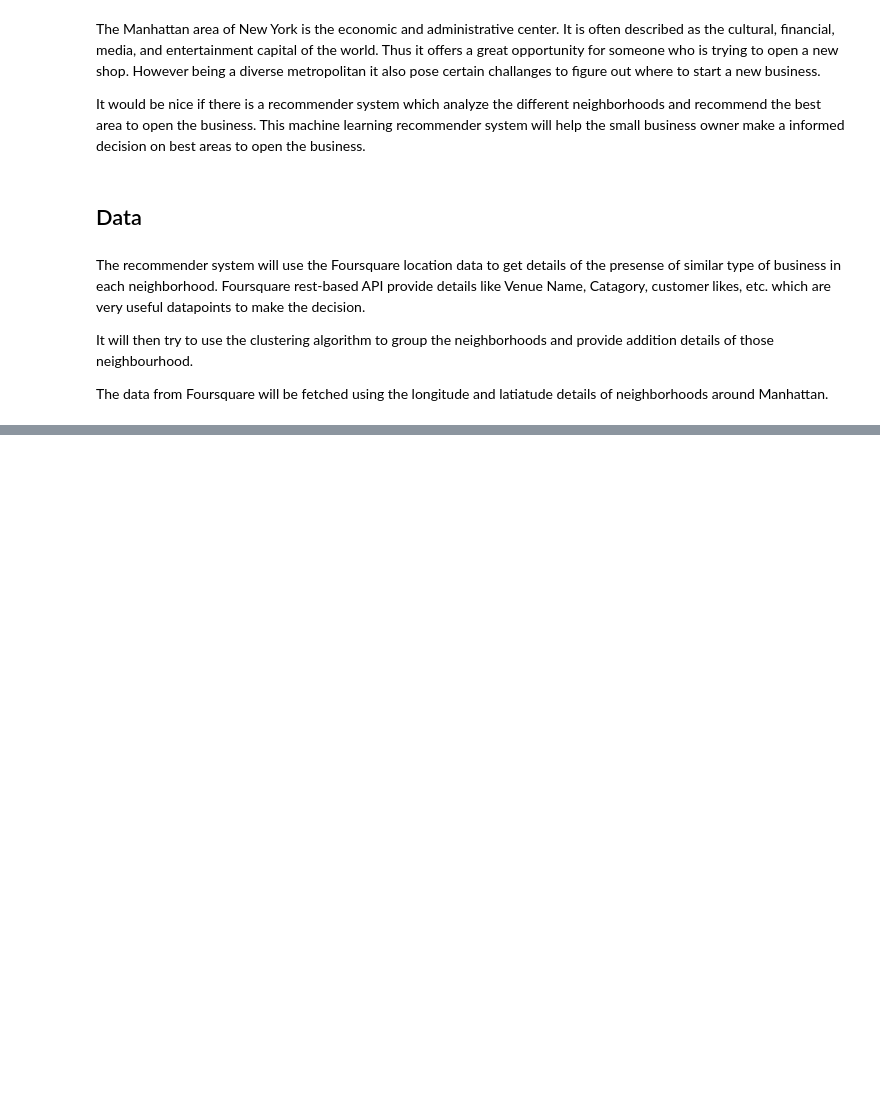
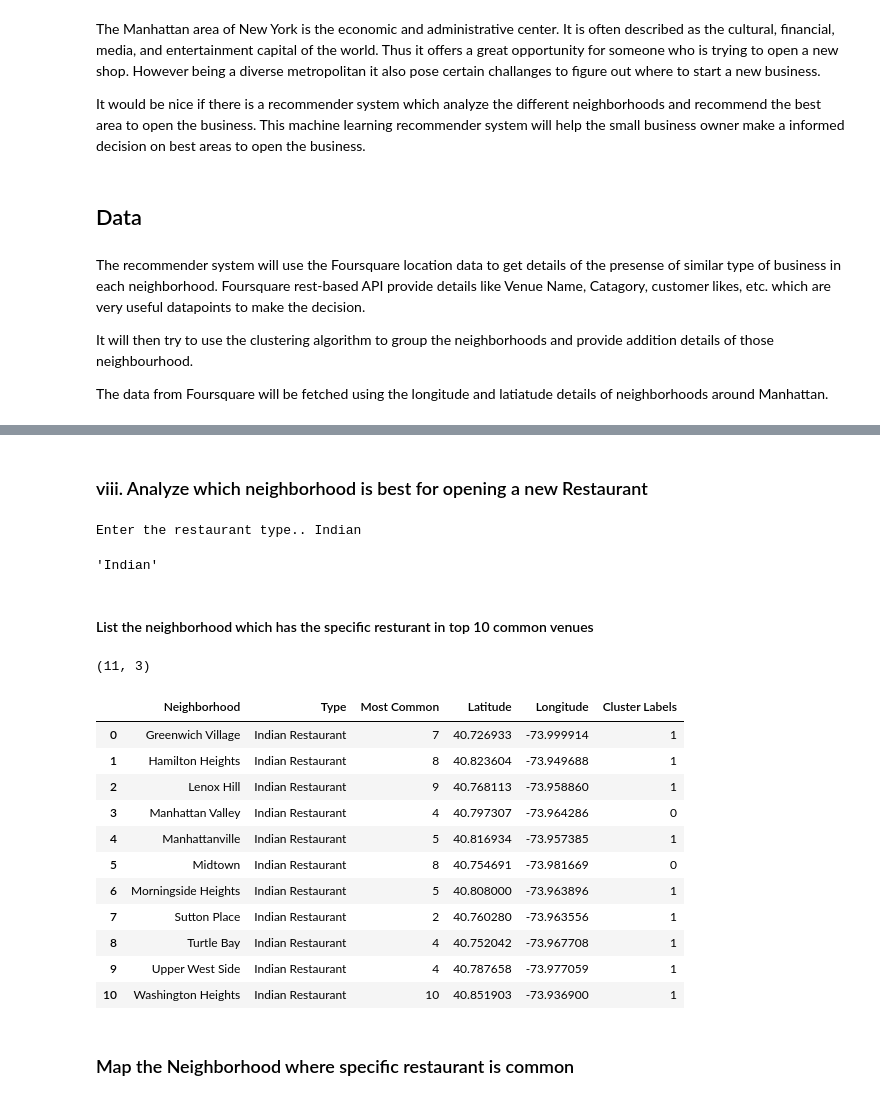
Before and after one commit to SoumaSGhosh/Coursera_Capstone, a Jupyter notebook: Coursera Capstone Project.ipynb, the cells around one changed output, grey strips where cells are left out. Cells and saved outputs as stored; diff of their text form; code cells hidden in the pictures; blank space fills up the shorter version.

```diff
--- a/Coursera Capstone Project.ipynb
+++ b/Coursera Capstone Project.ipynb
@@ -20,0 +378,21 @@ The data from Foursquare will be fetched using the longitude and latiatude detai
+# %%
+num_top_venues = 10
+
+indicators = ['st', 'nd', 'rd']
+
+# create columns according to number of top venues
+columns = ['Neighborhood']
+for ind in np.arange(num_top_venues):
+    try:
+        columns.append('{}{} Most Common Restaurant'.format(ind+1, indicators[ind]))
+    except:
+        columns.append('{}th Most Common Restaurant'.format(ind+1))
+
+# create a new dataframe
+neighborhoods_restaurant_sorted = pd.DataFrame(columns=columns)
+neighborhoods_restaurant_sorted['Neighborhood'] = manhattan_restaurant_grouped['Neighborhood']
+
+for ind in np.arange(manhattan_restaurant_grouped.shape[0]):
+    neighborhoods_restaurant_sorted.iloc[ind, 1:] = return_most_common_venues(manhattan_restaurant_grouped.iloc[ind, :], num_top_venues)
+
+neighborhoods_restaurant_sorted.head()
@@ -20,0 +575,51 @@ The data from Foursquare will be fetched using the longitude and latiatude detai
+# %% [markdown]
+### viii. Analyze which neighborhood is best for opening a new Restaurant
+# %%
+restaurant_type = input("Enter the restaurant type.. ")
+# %% [output]
+Enter the restaurant type.. Indian
+# %%
+restaurant_type
+# %% [output]
+'Indian'
+# %% [markdown]
+#### List the neighborhood which has the specific resturant in top 10 common venues
+# %%
+col_num = neighborhoods_restaurant_sorted.shape[1]
+
+# define the dataframe columns
+col_names = ['Neighborhood', 'Type', 'Most Common']
+
+# instantiate the dataframe
+is_common_restaurant = pd.DataFrame(columns=col_names)
+
+for index, row in neighborhoods_restaurant_sorted.iterrows():
+    for i in range (1, col_num):
+        if restaurant_type in row[i]:
+            is_common_restaurant = is_common_restaurant.append({'Neighborhood': row[0],
+                                          'Type': row[i], 'Most Common': i}, ignore_index=True)
+is_common_restaurant.shape
+# %% [output]
+(11, 3)
+# %%
+manhattan_restaurant_filtered = is_common_restaurant
+
+manhattan_restaurant_filtered = manhattan_restaurant_filtered.join(manhattan_data.set_index('Neighborhood'), on='Neighborhood')
+
+manhattan_restaurant_filtered.drop(['Borough'], axis=1, inplace=True)
+manhattan_restaurant_filtered
+# %% [output]
+|  | Neighborhood | Type | Most Common | Latitude | Longitude | Cluster Labels |
+| 0 | Greenwich Village | Indian Restaurant | 7 | 40.726933 | -73.999914 | 1 |
+| 1 | Hamilton Heights | Indian Restaurant | 8 | 40.823604 | -73.949688 | 1 |
+| 2 | Lenox Hill | Indian Restaurant | 9 | 40.768113 | -73.958860 | 1 |
+| 3 | Manhattan Valley | Indian Restaurant | 4 | 40.797307 | -73.964286 | 0 |
+| 4 | Manhattanville | Indian Restaurant | 5 | 40.816934 | -73.957385 | 1 |
+| 5 | Midtown | Indian Restaurant | 8 | 40.754691 | -73.981669 | 0 |
+| 6 | Morningside Heights | Indian Restaurant | 5 | 40.808000 | -73.963896 | 1 |
+| 7 | Sutton Place | Indian Restaurant | 2 | 40.760280 | -73.963556 | 1 |
+| 8 | Turtle Bay | Indian Restaurant | 4 | 40.752042 | -73.967708 | 1 |
+| 9 | Upper West Side | Indian Restaurant | 4 | 40.787658 | -73.977059 | 1 |
+| 10 | Washington Heights | Indian Restaurant | 10 | 40.851903 | -73.936900 | 1 |
+# %% [markdown]
+### Map the Neighborhood where specific restaurant is common
```
Also changed, not shown: parts of 82 cells of this notebook.
